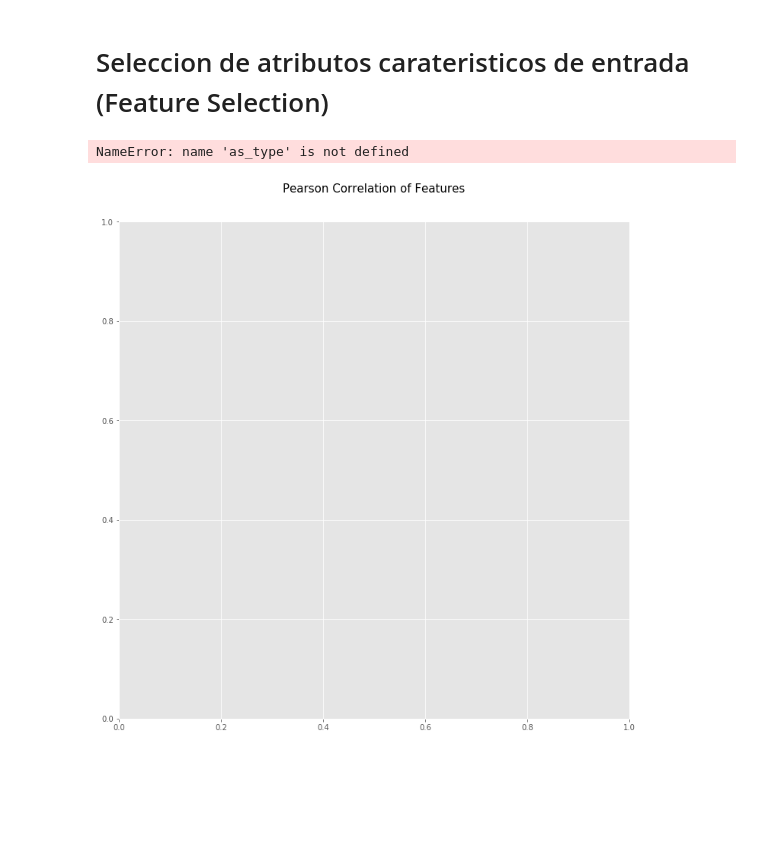
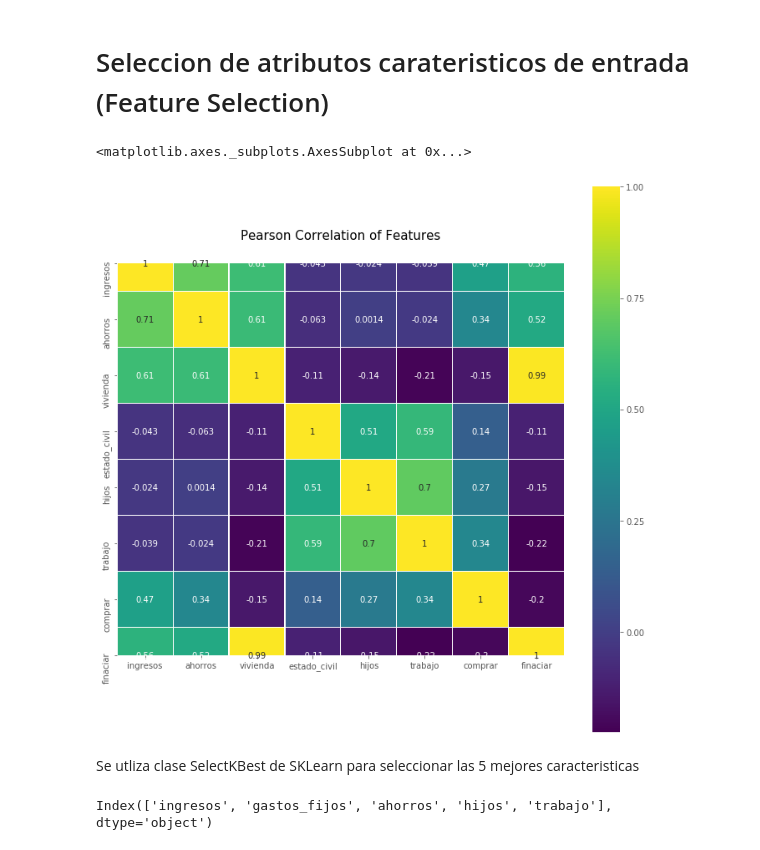
Before and after one commit to sergio12347/IA-CLASE-M5, a Jupyter notebook: practica Gaussian Naive Bayes.ipynb, the cells around one changed output. Saved outputs shown, nothing was run; the diff lists cells and outputs as text; code cells hidden in the pictures; blank space fills up the shorter version.

```diff
--- a/practica Gaussian Naive Bayes.ipynb
+++ b/practica Gaussian Naive Bayes.ipynb
@@ -91,8 +91,21 @@ reduced.describe()
 # %%
 colormap = plt.cm.viridis
 plt.figure(figsize=(12,12))
 plt.title('Pearson Correlation of Features', y=1.05, size=15)
-sb.heatmap(reduced,astype(float).corr(),linewidth=0.1,vmax=1.0, square=True, cmap=colormap, linecolor='white', annot=true)
+sb.heatmap(reduced.astype(float).corr(),linewidth=0.1,vmax=1.0, square=True, cmap=colormap, linecolor='white', annot=True)
 # %% [output]
-NameError: name 'as_type' is not defined
+<matplotlib.axes._subplots.AxesSubplot at 0x...>
-[figure, old version]
+[figure, new version]
+# %% [markdown]
+Se utliza clase SelectKBest de SKLearn para seleccionar las 5 mejores caracteristicas
+# %%
+x = dataframe.drop(['comprar'], axis=1)
+y = dataframe['comprar']
+
+best = SelectKBest(k=5)
+x_new = best.fit_transform(x,y)
+x_new.shape
+selected = best.get_support(indices=True)
+print(x.columns[selected])
+# %% [output]
+Index(['ingresos', 'gastos_fijos', 'ahorros', 'hijos', 'trabajo'], dtype='object')
```
Also changed, not shown: parts of 17 cells of this notebook.
